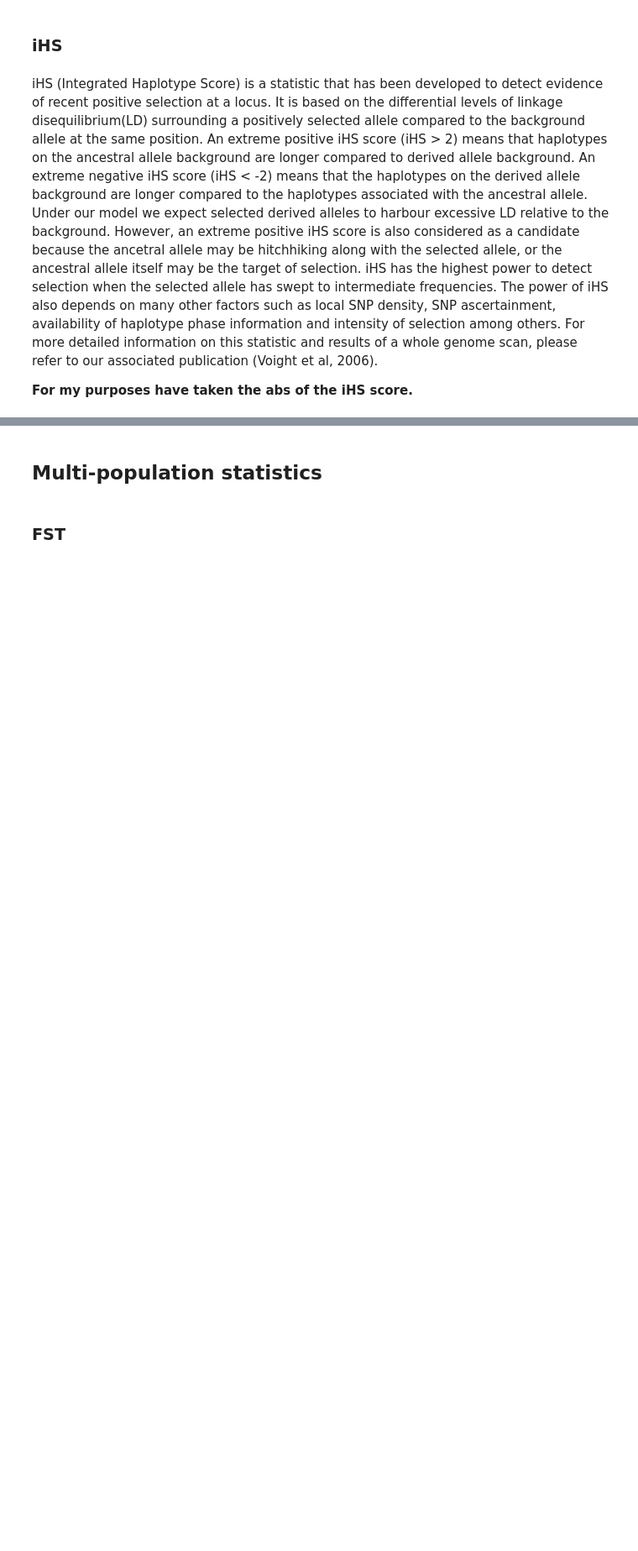
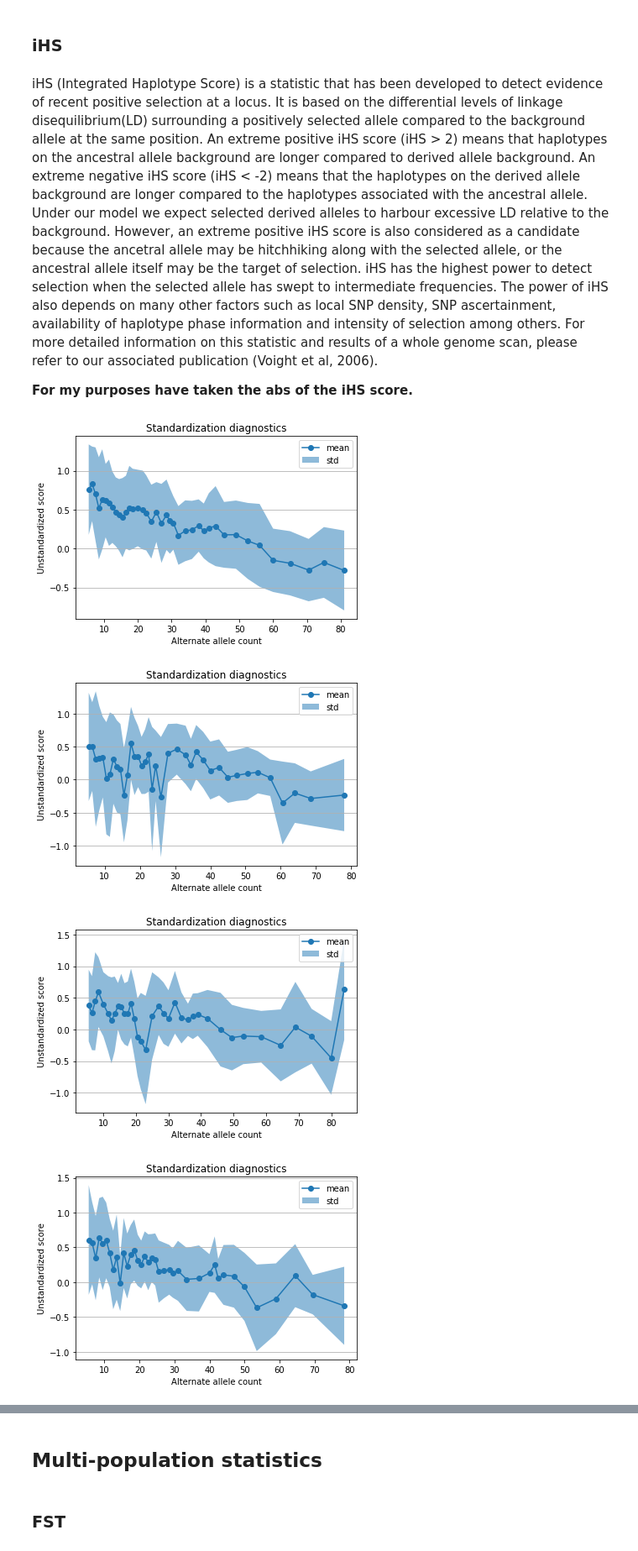
Before and after one commit to nealplatt/sch_man_nwinvasion, a Jupyter notebook: notebooks/selection.ipynb, the cells around one changed output, grey strips where cells are left out. Shown at 84% size. Saved outputs shown, nothing was run; the diff lists cells and outputs as text; code cells hidden in the pictures; blank space fills up the shorter version.

```diff
--- a/notebooks/selection.ipynb
+++ b/notebooks/selection.ipynb
@@ -776,5 +855,5 @@ os.mkdir("results/garud_h")
 # %%
-k=75
+k=101
 
 for pop in ["new_world", "east_africa", "west_africa"]:
 
@@ -785,10 +864,10 @@ for pop in ["new_world", "east_africa", "west_africa"]:
 
     for chr in ["SM_V7_1", "SM_V7_2", "SM_V7_3", "SM_V7_4", "SM_V7_5", "SM_V7_6", "SM_V7_7"]:
 
-        h1, h12, h123, h2_h1 = allel.moving_garud_h(pop_h[pop],
+        h1, h12, h123, h2_h1 = allel.moving_garud_h(pop_h_mac1[pop],
                                                     size  = k,
-                                                    start = int(start_chr_idxs[chr]),
-                                                    stop  = int(stop_chr_idxs[chr]),
+                                                    start = int(mac1_start_chr_idxs[pop][chr]),
+                                                    stop  = int(mac1_stop_chr_idxs[pop][chr]),
                                                     step  = 1)
 
         garuds_h1    = garuds_h1    + list(h1)    + ["nan"] * k
@@ -796,17 +875,15 @@ for pop in ["new_world", "east_africa", "west_africa"]:
         garuds_h123  = garuds_h123  + list(h123)  + ["nan"] * k
         garuds_h2_h1 = garuds_h2_h1 + list(h2_h1) + ["nan"] * k
 
-
-
     #save list to a file (maybe plot)
-    with open("results/garud_h/" + pop + "_garud_h_k" + str(k) + "snp_window.csv", 'w') as h_file:
+    with open("results/garuds_h/" + pop + "_garuds_h_k" + str(k) + "snp_window.csv", 'w') as h_file:
         i = 0
 
         h_file.write("chrom,pos,h1,h12,h123,h2_h1\n")
 
-        while i < len(idx):
-            out_line = "{chrom},{pos},{h1},{h12},{h123},{h2_h1}\n".format(chrom = chrom[i],
-                                                                          pos   = str(pos[i]),
+        while i < len(mac1_idx[pop]):
+            out_line = "{chrom},{pos},{h1},{h12},{h123},{h2_h1}\n".format(chrom = mac1_chrom[pop][i],
+                                                                          pos   = str(mac1_pos[pop][i]),
                                                                           h1    = garuds_h1[i],
                                                                           h12   = garuds_h12[i],
                                                                           h123  = garuds_h123[i],
@@ -824,45 +1147,59 @@ if os.path.isdir("results/ihs"):
     shutil.rmtree("results/ihs")
 os.mkdir("results/ihs")
 # %%
-k=75
-
 for pop in ["new_world", "east_africa", "west_africa"]:
 
-    ihs_s=[]
+    ihs_s = []
+    sihs_s= []
 
     for chr in ["SM_V7_1", "SM_V7_2", "SM_V7_3", "SM_V7_4", "SM_V7_5", "SM_V7_6", "SM_V7_7"]:
 
         #need haplotypes, and positions for each site per chromosome so get idxs of start and stop
         start_idx = int(start_chr_idxs[chr])
         stop_idx  = int(stop_chr_idxs[chr])
 
         #subset from larger haplotype and pos arrays
         pop_chr_h = pop_h[pop][start_idx:stop_idx+1]
         chr_pos   = pos[start_idx:stop_idx+1]
 
         #calc ihs
         ihs = allel.ihs(pop_chr_h,
                         chr_pos,
                         min_ehh       = 0.05,
                         min_maf       = 0.05,
-                        include_edges = True,
+                        include_edges = False,
                         gap_scale     = 20000,
                         max_gap       = 200000,
                         is_accessible = None,
                         use_threads   = True)
 
         ihs_s = ihs_s + list(ihs)
 
+        #standardize
+        aac=pop_ac[pop][start_idx:stop_idx+1:,1]
+        sihs, bins=allel.standardize_by_allele_count(ihs,
+                                                     aac,
+                                                     bins=None,
+                                                     n_bins=None,
+                                                     diagnostics=True)
+
+        sihs_s = sihs_s + list(sihs)
 
     #save list to a file (maybe plot)
-    with open("results/ihs/" + pop + "_ihs_k" + str(k) + "snp_window.csv", 'w') as ihs_file:
+    with open("results/ihs/" + pop + "_ihs.csv", 'w') as ihs_file:
         i = 0
 
-        ihs_file.write("chrom,pos,ihs\n")
+        ihs_file.write("chrom,pos,ihs,sihs\n")
 
         while i < len(idx):
-            out_line = "{chrom},{pos},{ihs}\n".format( chrom = chrom[i],
-                                                       pos   = str(pos[i]),
-                                                       ihs   = ihs_s[i])
+            out_line = "{chrom},{pos},{ihs},{sihs}\n".format( chrom = chrom[i],
+                                                              pos   = str(pos[i]),
+                                                              ihs   = ihs_s[i],
+                                                              sihs  = sihs_s[i])
             ihs_file.write(out_line)
             i = i + 1
+# %% [output]
+[figure, added]
+[figure, added]
+[figure, added]
+[figure, added]
```
Also changed, not shown: parts of 20 cells of this notebook.
